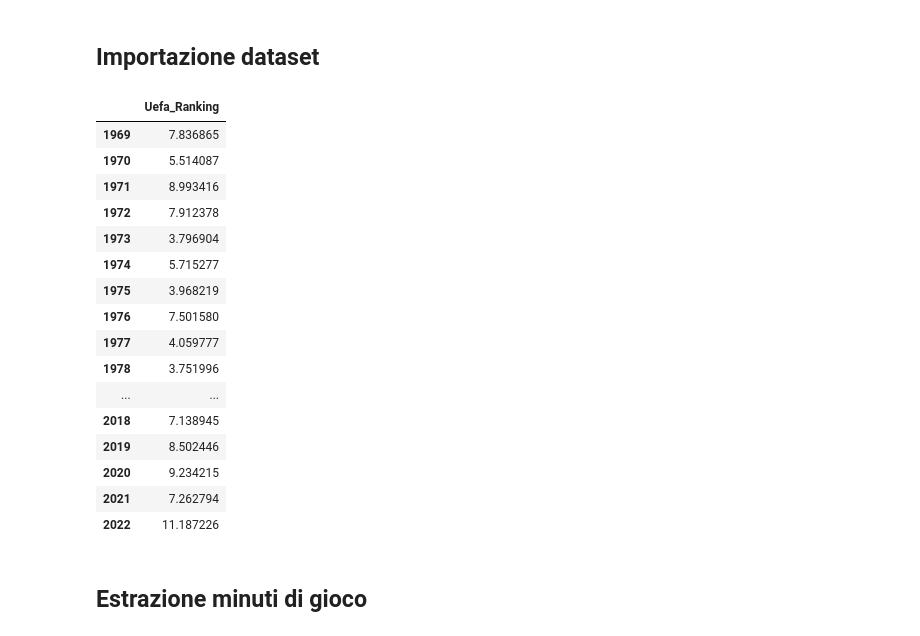
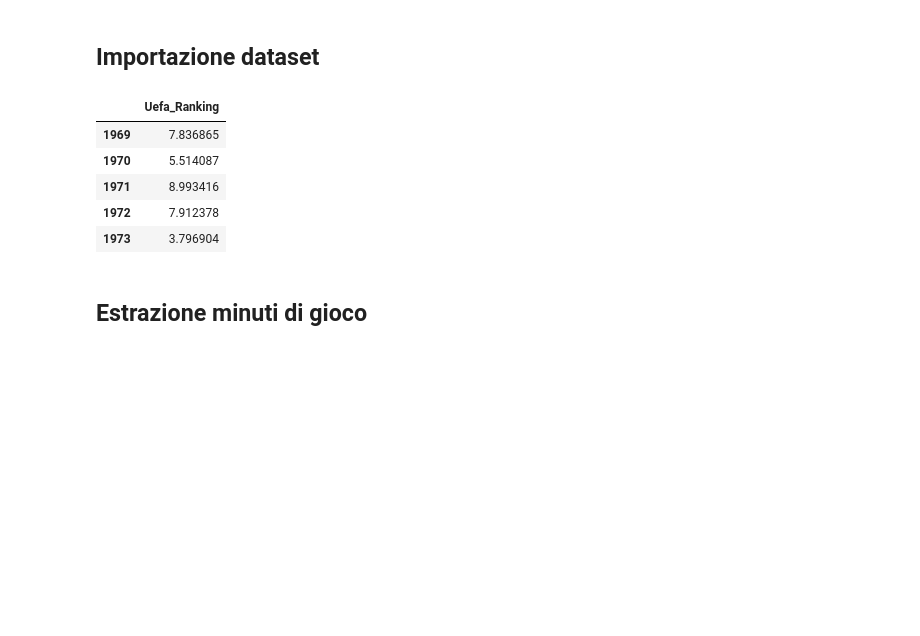
Before and after one commit to frapic98/Minutes-played-by-under-21-players-in-Serie-a, a Jupyter notebook: scraping.ipynb, the cells around one changed output. Saved outputs shown, nothing was run; the diff lists cells and outputs as text; code cells hidden in the pictures; blank space fills up the shorter version.

```diff
--- a/scraping.ipynb
+++ b/scraping.ipynb
@@ -27,24 +27,13 @@ get_transfermarkt()
 # %%
 uefa_ranking=get_uefa_ranking()
-uefa_ranking
+uefa_ranking.head()
 # %% [output]
 |  | Uefa_Ranking |
 | 1969 | 7.836865 |
 | 1970 | 5.514087 |
 | 1971 | 8.993416 |
 | 1972 | 7.912378 |
 | 1973 | 3.796904 |
-| 1974 | 5.715277 |
-| 1975 | 3.968219 |
-| 1976 | 7.501580 |
-| 1977 | 4.059777 |
-| 1978 | 3.751996 |
-| ... | ... |
-| 2018 | 7.138945 |
-| 2019 | 8.502446 |
-| 2020 | 9.234215 |
-| 2021 | 7.262794 |
-| 2022 | 11.187226 |
 # %% [markdown]
 ## Estrazione minuti di gioco
 # %%
```
Also changed, not shown: parts of 15 cells of this notebook.
